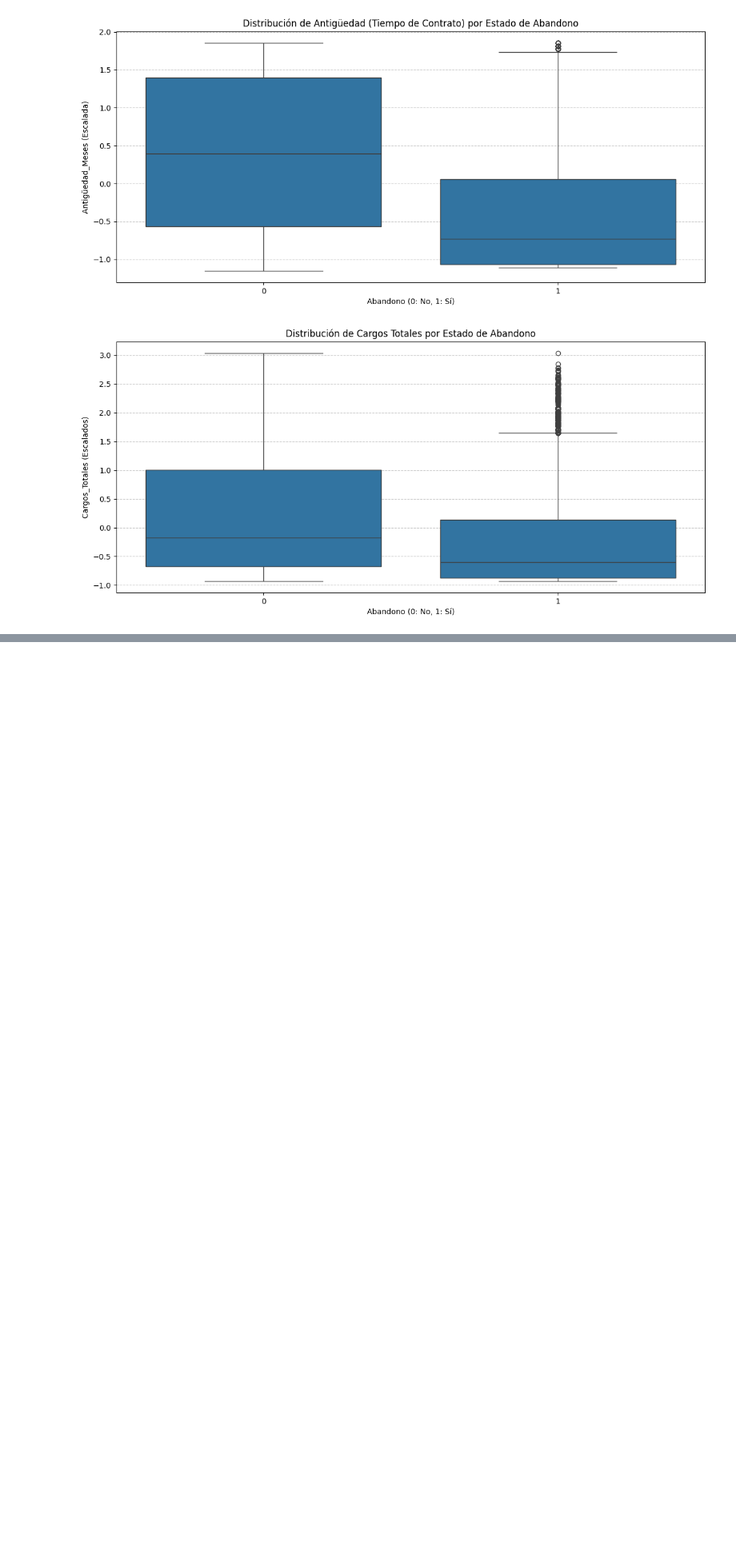
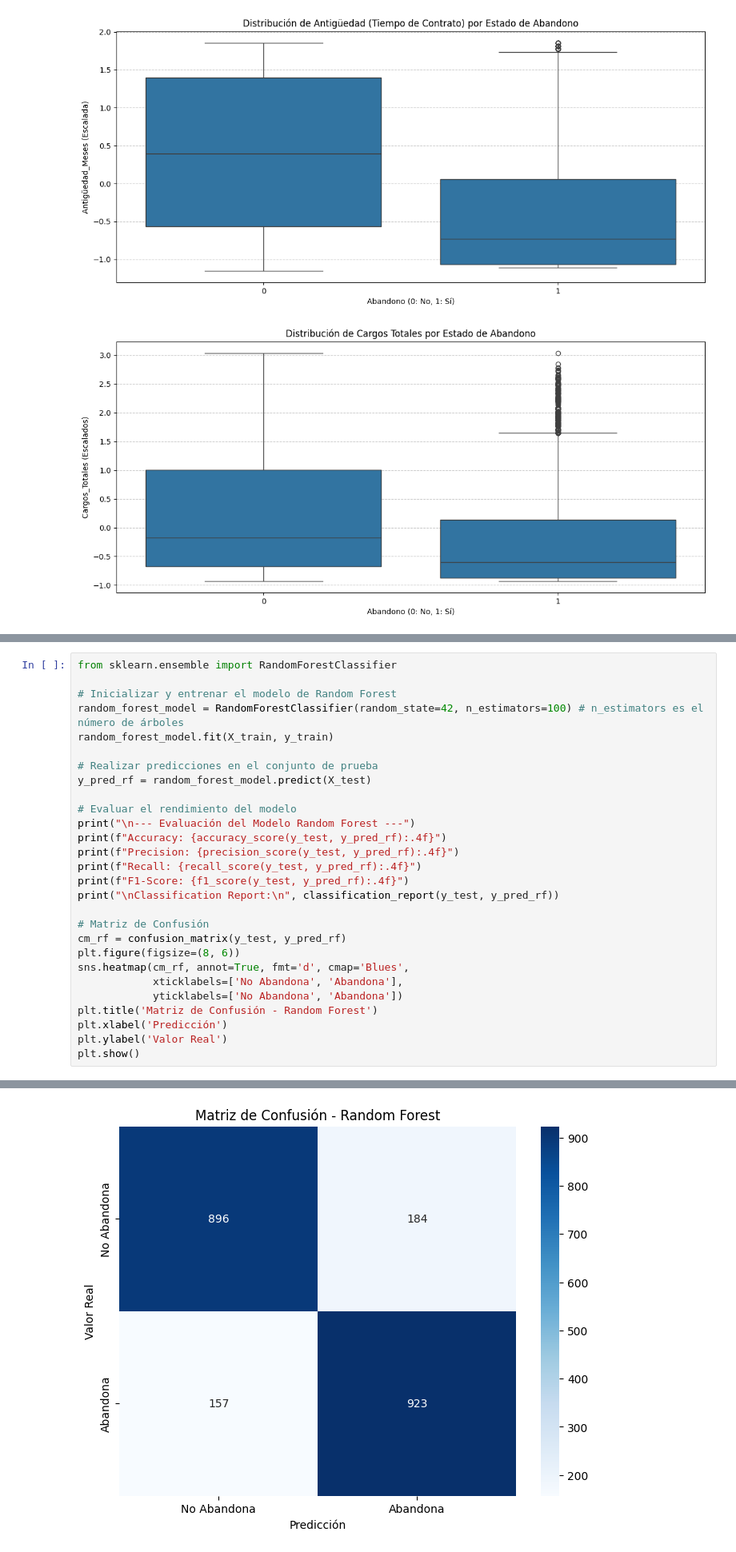
Before and after one commit to jorigo/Reto_2_TelecomX_P2, a Jupyter notebook: TelecomX_P2.ipynb, the cells around one changed output, grey strips where cells are left out. Shown at 80% size. Saved outputs shown, nothing was run; the diff lists cells and outputs as text; blank space fills up the shorter version.

```diff
--- a/TelecomX_P2.ipynb
+++ b/TelecomX_P2.ipynb
@@ -324,0 +421,29 @@ plt.show()
+# %%
+from sklearn.ensemble import RandomForestClassifier
+
+# Inicializar y entrenar el modelo de Random Forest
+random_forest_model = RandomForestClassifier(random_state=42, n_estimators=100) # n_estimators es el número de árboles
+random_forest_model.fit(X_train, y_train)
+
+# Realizar predicciones en el conjunto de prueba
+y_pred_rf = random_forest_model.predict(X_test)
+
+# Evaluar el rendimiento del modelo
+print("\n--- Evaluación del Modelo Random Forest ---")
+print(f"Accuracy: {accuracy_score(y_test, y_pred_rf):.4f}")
+print(f"Precision: {precision_score(y_test, y_pred_rf):.4f}")
+print(f"Recall: {recall_score(y_test, y_pred_rf):.4f}")
+print(f"F1-Score: {f1_score(y_test, y_pred_rf):.4f}")
+print("\nClassification Report:\n", classification_report(y_test, y_pred_rf))
+
+# Matriz de Confusión
+cm_rf = confusion_matrix(y_test, y_pred_rf)
+plt.figure(figsize=(8, 6))
+sns.heatmap(cm_rf, annot=True, fmt='d', cmap='Blues',
+            xticklabels=['No Abandona', 'Abandona'],
+            yticklabels=['No Abandona', 'Abandona'])
+plt.title('Matriz de Confusión - Random Forest')
+plt.xlabel('Predicción')
+plt.ylabel('Valor Real')
+plt.show()
+# %% [output]
@@ -324,0 +465 @@ plt.show()
+[figure, added]
```
Also changed, not shown: parts of 15 cells of this notebook.
